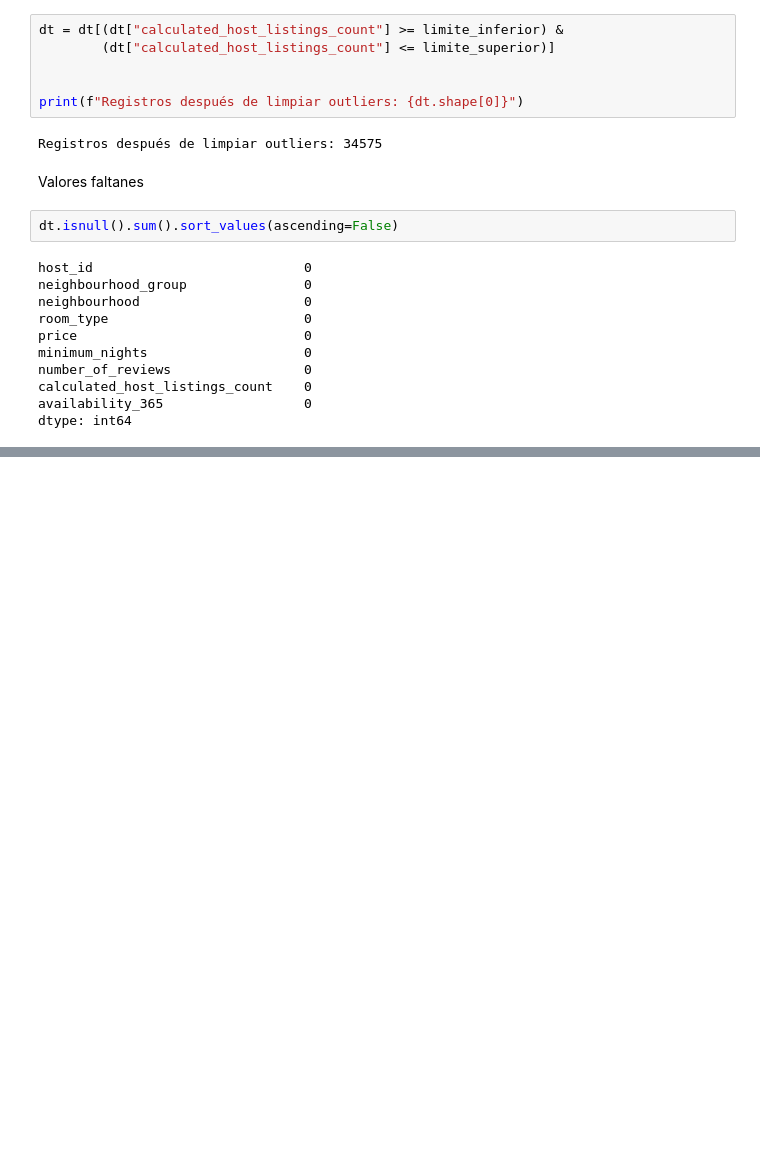
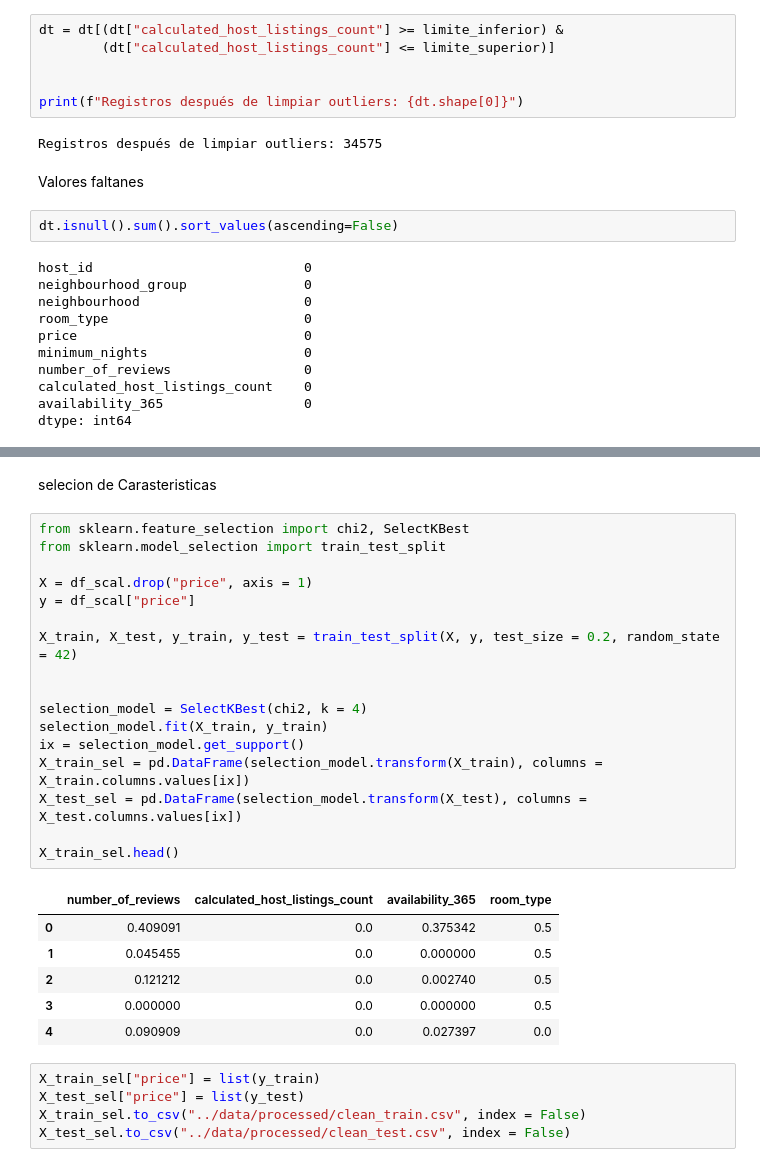
Before and after one commit to 4GeeksAcademy/0204machine-learning-python-template, a Jupyter notebook: src/explore.ipynb, the cells around one changed output, grey strips where cells are left out. Saved outputs shown, nothing was run; the diff lists cells and outputs as text; blank space fills up the shorter version.

```diff
--- a/src/explore.ipynb
+++ b/src/explore.ipynb
@@ -487,0 +507,31 @@ dtype: int64
+# %% [markdown]
+selecion de Carasteristicas
+# %%
+from sklearn.feature_selection import chi2, SelectKBest
+from sklearn.model_selection import train_test_split
+
+X = df_scal.drop("price", axis = 1)
+y = df_scal["price"]
+
+X_train, X_test, y_train, y_test = train_test_split(X, y, test_size = 0.2, random_state = 42)
+
+
+selection_model = SelectKBest(chi2, k = 4)
+selection_model.fit(X_train, y_train)
+ix = selection_model.get_support()
+X_train_sel = pd.DataFrame(selection_model.transform(X_train), columns = X_train.columns.values[ix])
+X_test_sel = pd.DataFrame(selection_model.transform(X_test), columns = X_test.columns.values[ix])
+
+X_train_sel.head()
+# %% [output]
+|  | number_of_reviews | calculated_host_listings_count | availability_365 | room_type |
+| 0 | 0.409091 | 0.0 | 0.375342 | 0.5 |
+| 1 | 0.045455 | 0.0 | 0.000000 | 0.5 |
+| 2 | 0.121212 | 0.0 | 0.002740 | 0.5 |
+| 3 | 0.000000 | 0.0 | 0.000000 | 0.5 |
+| 4 | 0.090909 | 0.0 | 0.027397 | 0.0 |
+# %%
+X_train_sel["price"] = list(y_train)
+X_test_sel["price"] = list(y_test)
+X_train_sel.to_csv("../data/processed/clean_train.csv", index = False)
+X_test_sel.to_csv("../data/processed/clean_test.csv", index = False)
```
Also changed, not shown: parts of 2 cells of this notebook, 2 other files.
